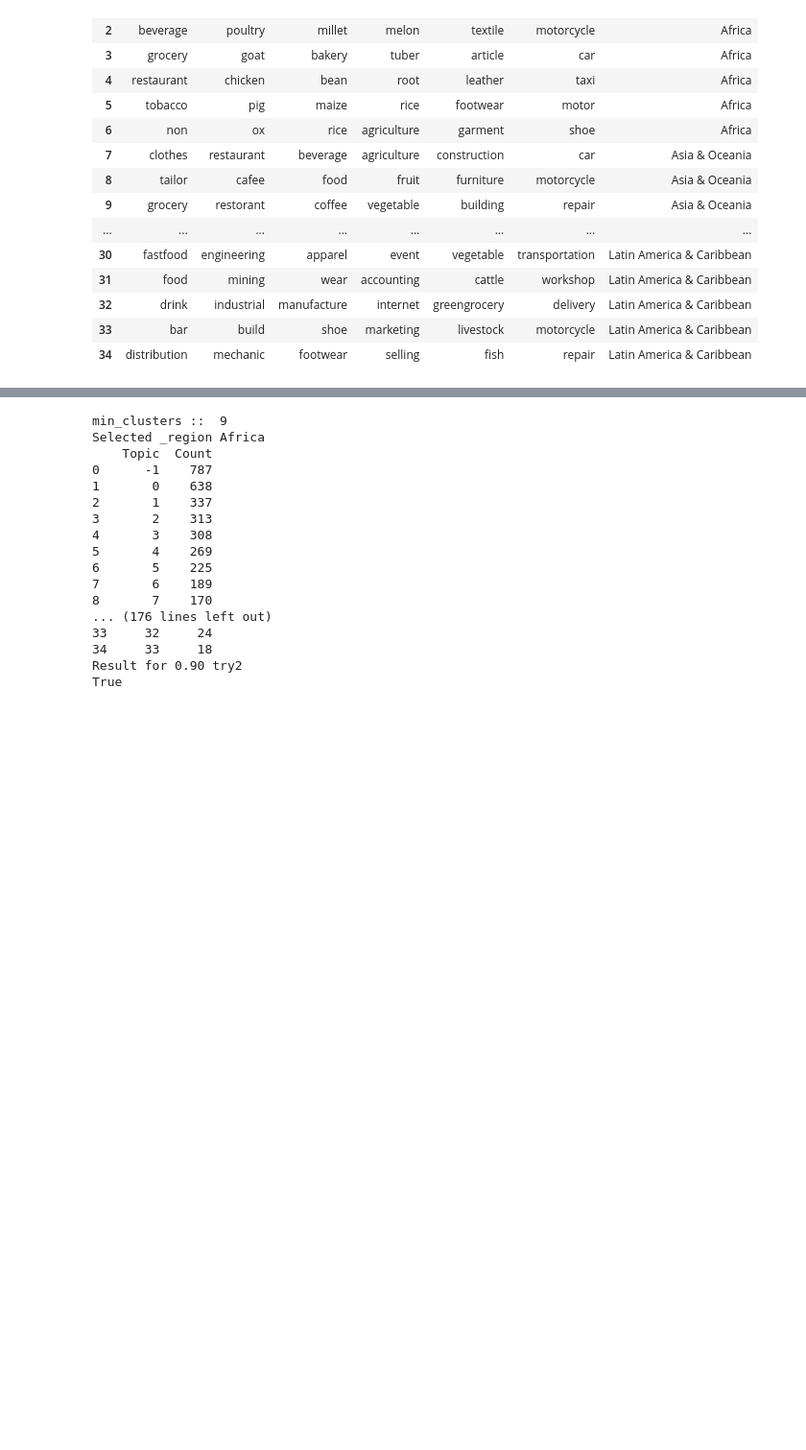
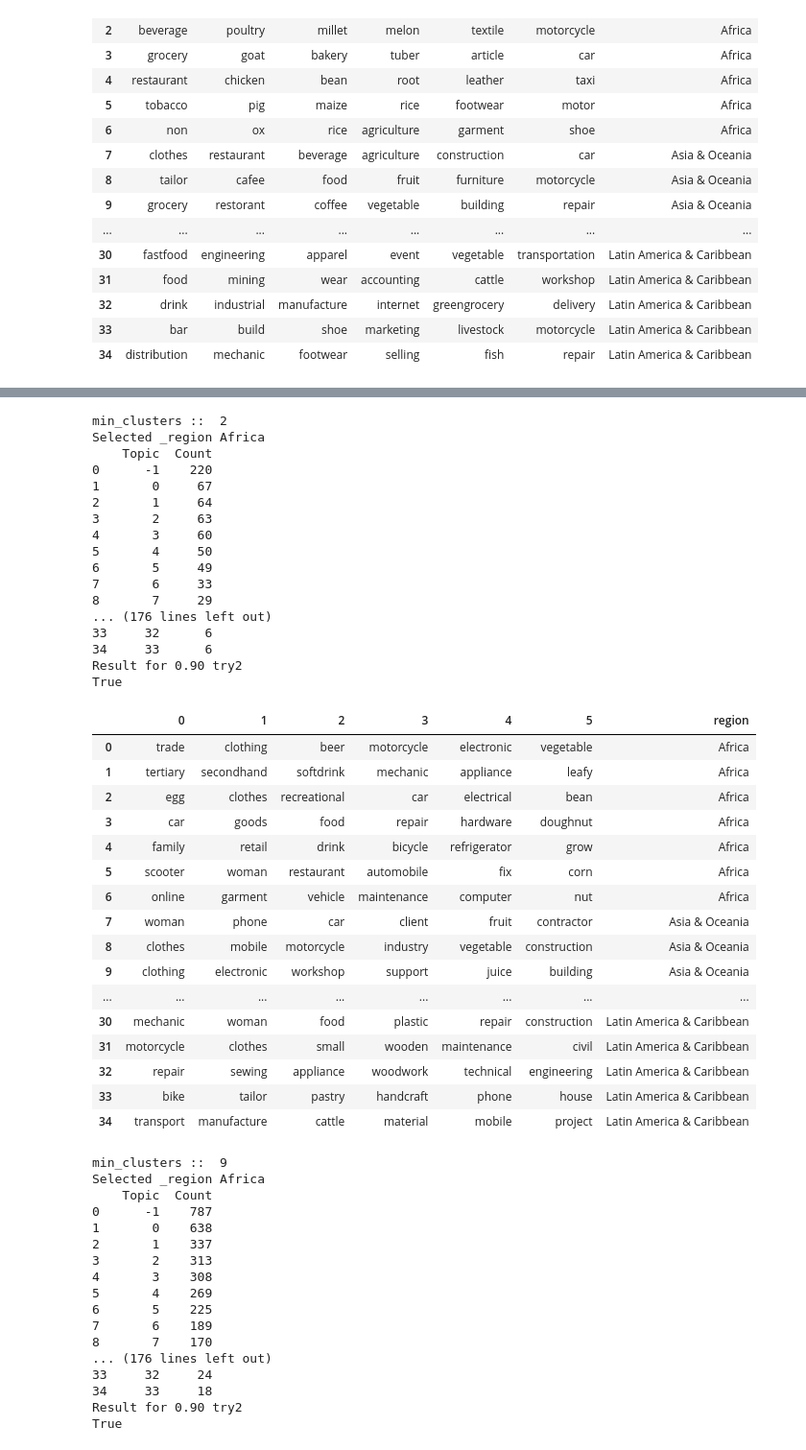
Before and after one commit to ddum-sutd/GEM_NLP_TopicModelling, a Jupyter notebook: nlp_bert_topic.ipynb, the cells around one changed output, grey strips where cells are left out. Shown: that part at 96% size. Drawn from its saved outputs; the diff is of its cells as text; code cells hidden in the pictures; blank space fills up the shorter version.

```diff
--- a/nlp_bert_topic.ipynb
+++ b/nlp_bert_topic.ipynb
@@ -659,3 +682,44 @@ Result for 0.90 try1
+# %%
+model_list5= return_model()
+print("Result for 0.90 try2")
+res5_90_wo_R = print_model_result(model_list5)
+print(res5_90_wo_R.equals(res3_90))
+res5_90_wo_R
+# %% [output]
+min_clusters ::  2
+Selected _region Africa
+    Topic  Count
+0      -1    220
+1       0     67
+2       1     64
+3       2     63
+4       3     60
+5       4     50
+6       5     49
+7       6     33
+8       7     29
+... (176 lines left out)
+33     32      6
+34     33      6
+Result for 0.90 try2
+True
+|  | 0 | 1 | 2 | 3 | 4 | 5 | region |
+| 0 | trade | clothing | beer | motorcycle | electronic | vegetable | Africa |
+| 1 | tertiary | secondhand | softdrink | mechanic | appliance | leafy | Africa |
+| 2 | egg | clothes | recreational | car | electrical | bean | Africa |
+| 3 | car | goods | food | repair | hardware | doughnut | Africa |
+| 4 | family | retail | drink | bicycle | refrigerator | grow | Africa |
+| 5 | scooter | woman | restaurant | automobile | fix | corn | Africa |
+| 6 | online | garment | vehicle | maintenance | computer | nut | Africa |
+| 7 | woman | phone | car | client | fruit | contractor | Asia & Oceania |
+| 8 | clothes | mobile | motorcycle | industry | vegetable | construction | Asia & Oceania |
+| 9 | clothing | electronic | workshop | support | juice | building | Asia & Oceania |
+| ... | ... | ... | ... | ... | ... | ... | ... |
+| 30 | mechanic | woman | food | plastic | repair | construction | Latin America & Caribbean |
+| 31 | motorcycle | clothes | small | wooden | maintenance | civil | Latin America & Caribbean |
+| 32 | repair | sewing | appliance | woodwork | technical | engineering | Latin America & Caribbean |
+| 33 | bike | tailor | pastry | handcraft | phone | house | Latin America & Caribbean |
+| 34 | transport | manufacture | cattle | material | mobile | project | Latin America & Caribbean |
 # %%
 model_list4= return_model()
 print("Result for 0.90 try2")
```
Also changed, not shown: parts of 11 cells of this notebook, 16 other files.
